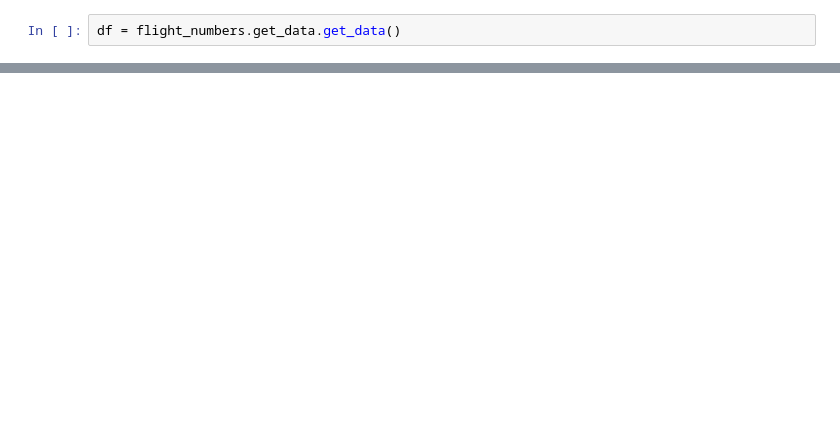
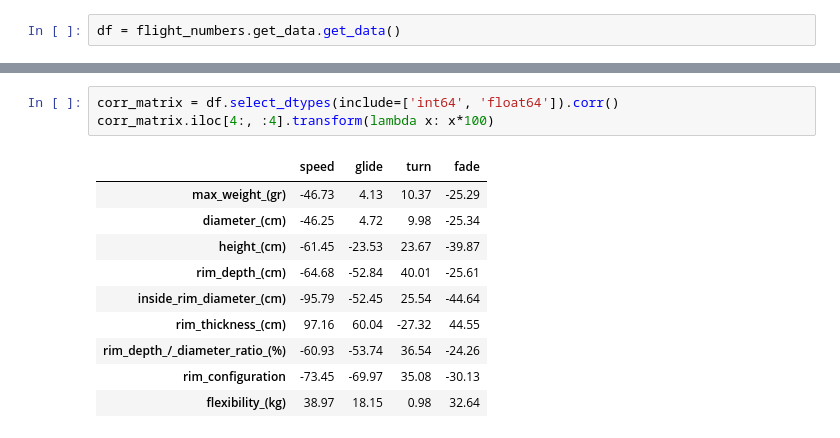
Before and after one commit to kevinhav/d607_final_project, a Jupyter notebook: notebooks/01_exploration/01-20241116-kevinhav-exploration.ipynb, the cells around one changed output, grey strips where cells are left out. Drawn from its saved outputs; the diff is of its cells as text; blank space fills up the shorter version.

```diff
--- a/notebooks/01_exploration/01-20241116-kevinhav-exploration.ipynb
+++ b/notebooks/01_exploration/01-20241116-kevinhav-exploration.ipynb
@@ -80,0 +87,14 @@ sns.countplot(df, x='fade')
+# %%
+corr_matrix = df.select_dtypes(include=['int64', 'float64']).corr()
+corr_matrix.iloc[4:, :4].transform(lambda x: x*100)
+# %% [output]
+|  | speed | glide | turn | fade |
+| max_weight_(gr) | -46.73 | 4.13 | 10.37 | -25.29 |
+| diameter_(cm) | -46.25 | 4.72 | 9.98 | -25.34 |
+| height_(cm) | -61.45 | -23.53 | 23.67 | -39.87 |
+| rim_depth_(cm) | -64.68 | -52.84 | 40.01 | -25.61 |
+| inside_rim_diameter_(cm) | -95.79 | -52.45 | 25.54 | -44.64 |
+| rim_thickness_(cm) | 97.16 | 60.04 | -27.32 | 44.55 |
+| rim_depth_/_diameter_ratio_(%) | -60.93 | -53.74 | 36.54 | -24.26 |
+| rim_configuration | -73.45 | -69.97 | 35.08 | -30.13 |
+| flexibility_(kg) | 38.97 | 18.15 | 0.98 | 32.64 |
```
Also changed, not shown: parts of 11 cells of this notebook, 19 other files.
